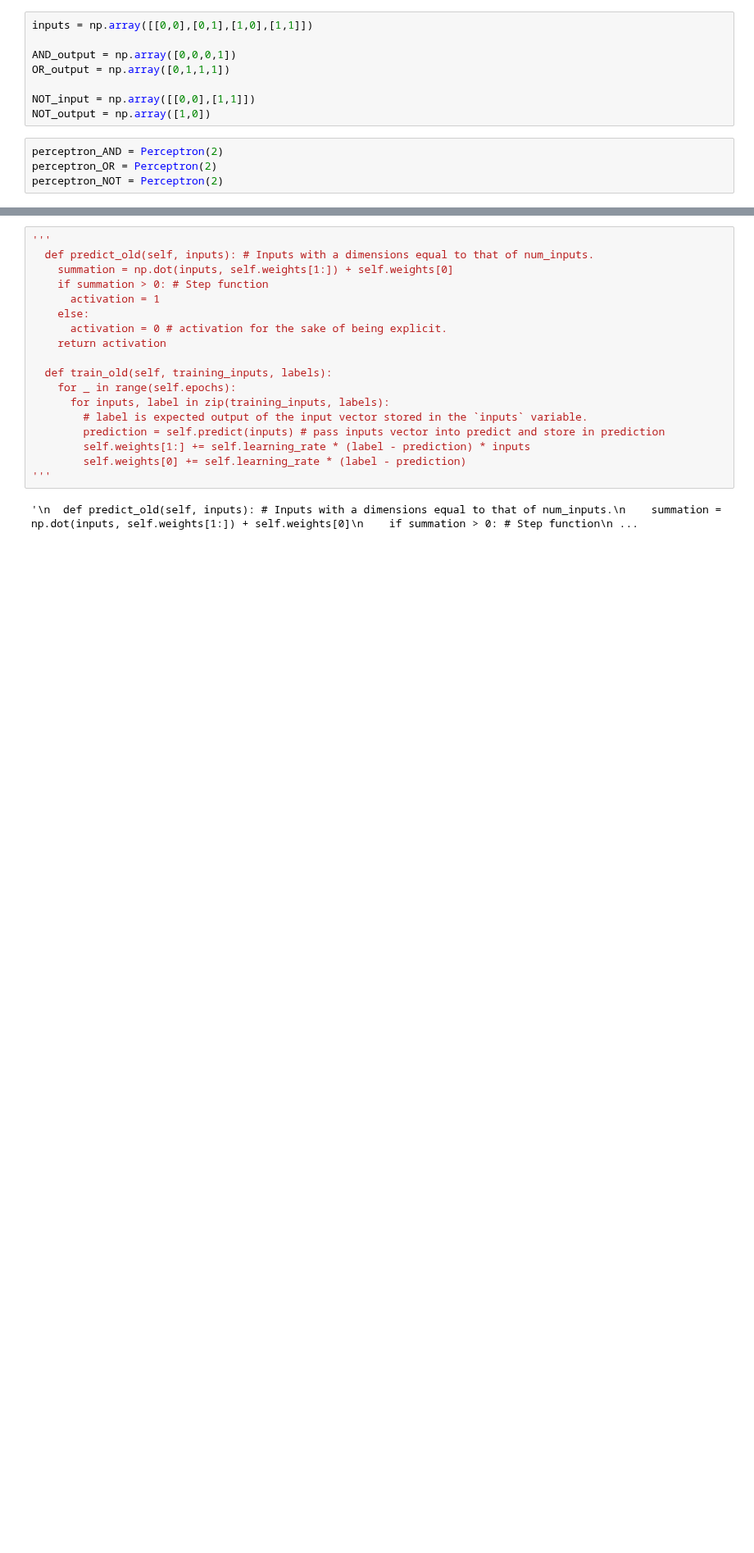
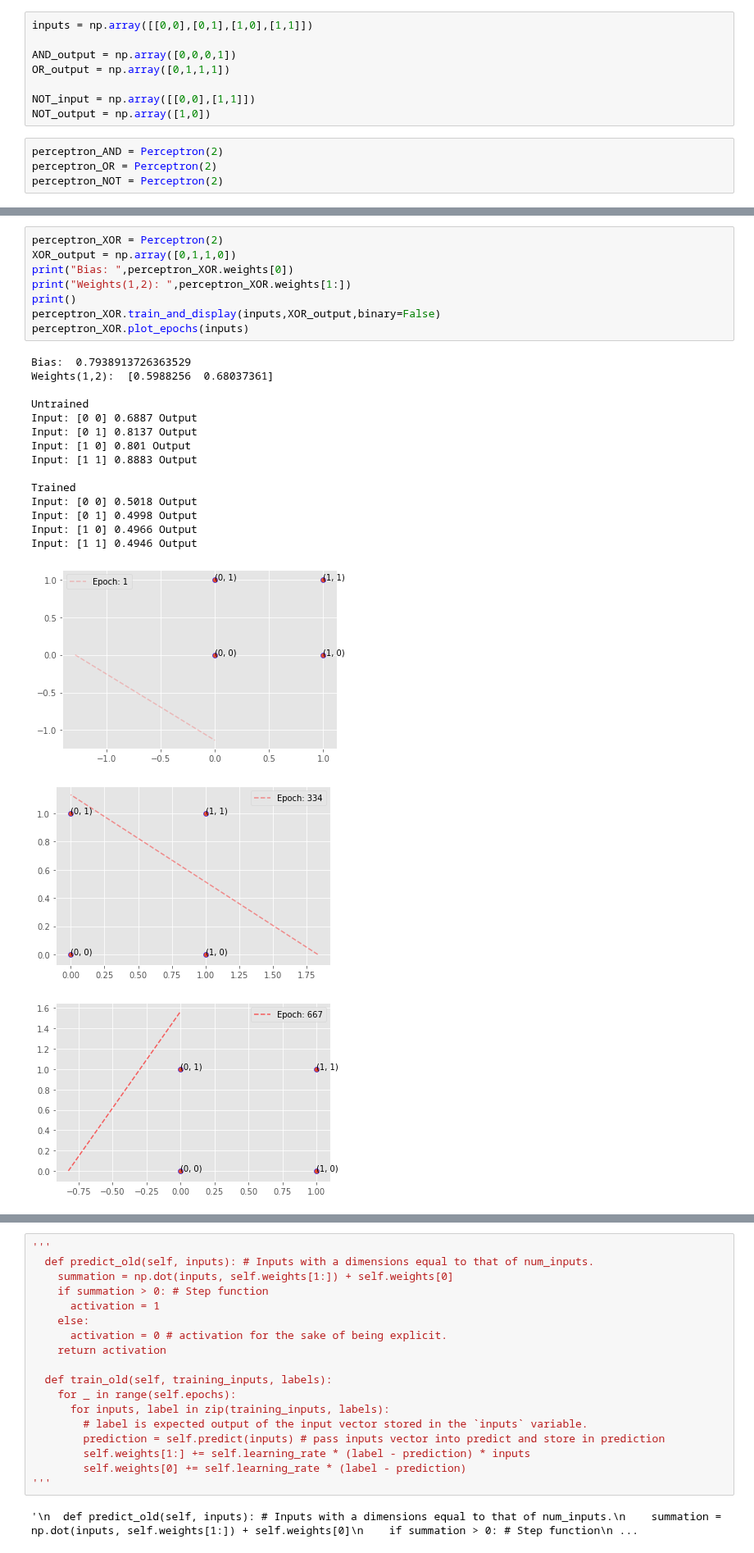
Before and after one commit to LordLean/Acquired-Intelligence-Adaptive-Behaviour, a Jupyter notebook: AIAB_Labs/Perceptron_Logical.ipynb, the cells around one changed output, grey strips where cells are left out. Shown at 82% size. Drawn from its saved outputs; the diff is of its cells as text; blank space fills up the shorter version.

```diff
--- a/AIAB_Labs/Perceptron_Logical.ipynb
+++ b/AIAB_Labs/Perceptron_Logical.ipynb
@@ -181,0 +213,26 @@ perceptron_NOT.plot_epochs(NOT_input)
+# %%
+perceptron_XOR = Perceptron(2)
+XOR_output = np.array([0,1,1,0])
+print("Bias: ",perceptron_XOR.weights[0])
+print("Weights(1,2): ",perceptron_XOR.weights[1:])
+print()
+perceptron_XOR.train_and_display(inputs,XOR_output,binary=False)
+perceptron_XOR.plot_epochs(inputs)
+# %% [output]
+Bias:  0.7938913726363529
+Weights(1,2):  [0.5988256  0.68037361]
+
+Untrained
+Input: [0 0] 0.6887 Output
+Input: [0 1] 0.8137 Output
+Input: [1 0] 0.801 Output
+Input: [1 1] 0.8883 Output
+
+Trained
+Input: [0 0] 0.5018 Output
+Input: [0 1] 0.4998 Output
+Input: [1 0] 0.4966 Output
+Input: [1 1] 0.4946 Output
+[figure, added]
+[figure, added]
+[figure, added]
```
Also changed, not shown: parts of 7 cells of this notebook.
